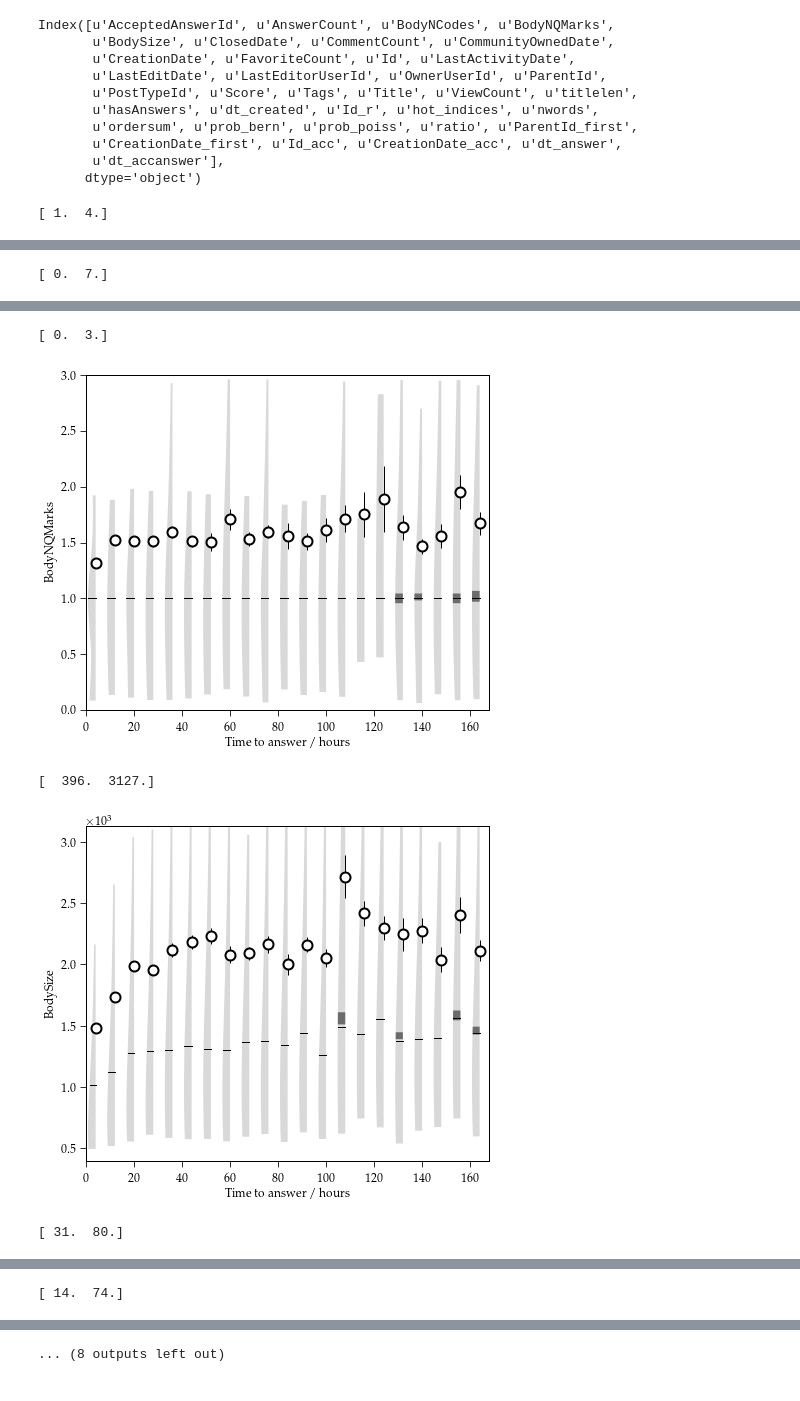
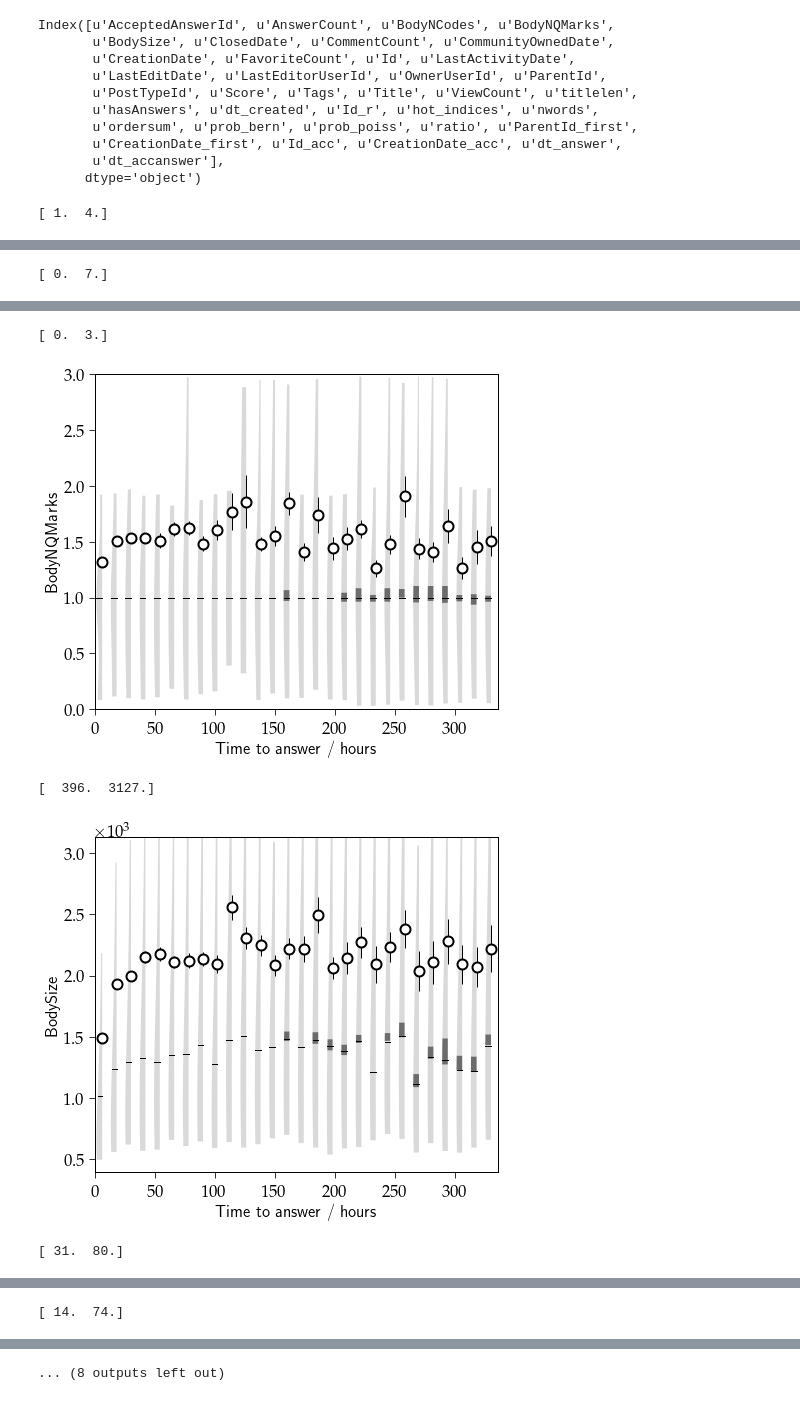
Before and after one commit to AkagiShigeru/incubator-overflow, a Jupyter notebook: stackoverflow-answer.ipynb, the cells around one changed output, grey strips where cells are left out. Drawn from its saved outputs; the diff is of its cells as text; code cells hidden in the pictures.

```diff
--- a/stackoverflow-answer.ipynb
+++ b/stackoverflow-answer.ipynb
@@ -81,8 +84,7 @@ Index([u'AcceptedAnswerId', u'AnswerCount', u'BodyNCodes', u'BodyNQMarks',
 from scipy.stats.mstats import mquantiles
 
 qs.columns
-dthours = qs.dt_accanswer.dt.total_seconds() * 1. / 3600
-m = np.isfinite(dthours)
+m = np.isfinite(qs.dt_accanswer_hour)
 
 ndays = 14
 # dthours = qs.dt_answer.dt.total_seconds() * 1. / 3600
@@ -95,8 +97,8 @@ for i, col in enumerate(cols):
     plt.xlabel(r"Time to answer / hours")
     plt.ylabel(r"%s" % col)
 #     plt.plot(dthours, qs[col], "k.")
-    QuickSlicePlot(dthours[m], qs[m][col], dthours[m], zbins=1, yrange=quants,
-                   xRange=[0, ndays * 24], xbins=4 * ndays, draw="amvs",
+    QuickSlicePlot(qs.dt_accanswer_hour[m], qs[m][col], qs.dt_accanswer_hour[m], zbins=1, yrange=quants,
+                   xRange=[0, ndays * 24], xbins=2 * ndays, draw="amvs",
                    axes=plt.gca())
     plt.xlim(0, ndays * 24)
     plt.show()
@@ -111,5 +113,5 @@ for i, col in enumerate(cols):
 [ 0.  3.]
-[figure, old version]
+[figure, new version]
 [  396.  3127.]
-[figure, old version]
+[figure, new version]
 [ 31.  80.]
```
Also changed, not shown: parts of 18 cells of this notebook, 3 other files.
